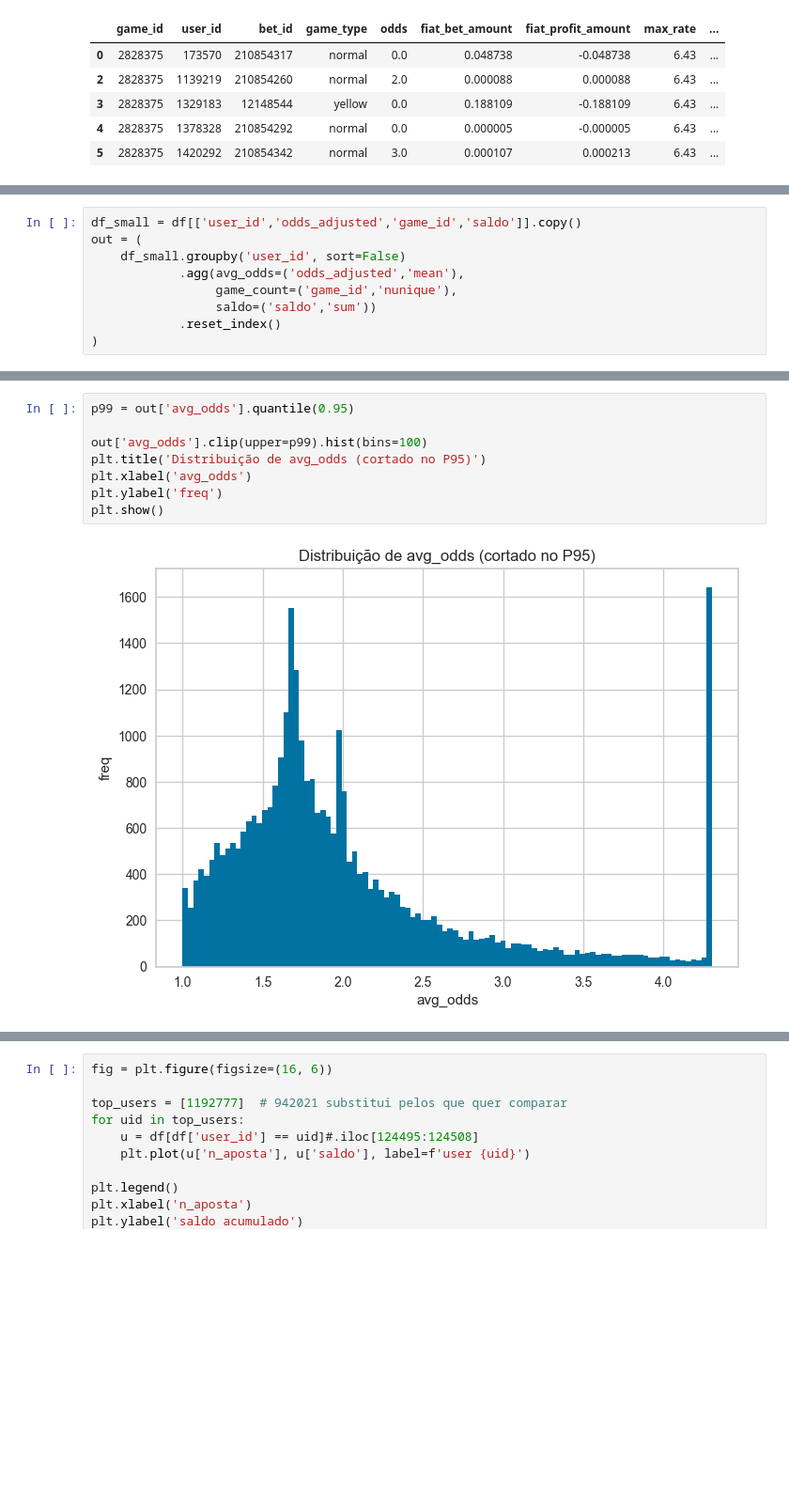
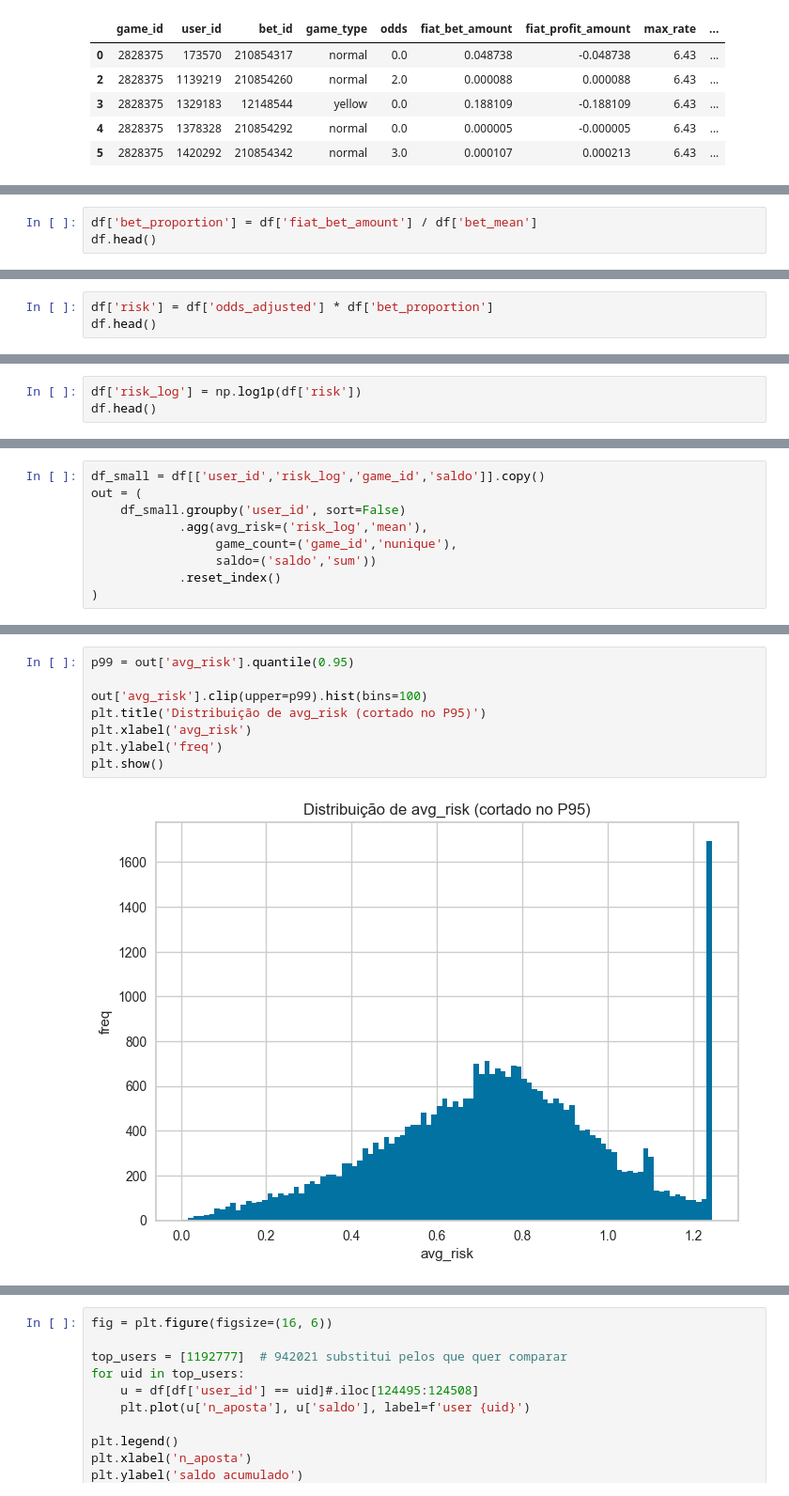
Before and after one commit to KndHvH/igaming-behavioral-deviation-detection, a Jupyter notebook: model/test.ipynb, the cells around one changed output, grey strips where cells are left out. Shown at 94% size. Drawn from its saved outputs; the diff is of its cells as text; blank space fills up the shorter version.

```diff
--- a/model/test.ipynb
+++ b/model/test.ipynb
@@ -148,0 +162,3 @@ df.head()
+# %%
+df['bet_proportion'] = df['fiat_bet_amount'] / df['bet_mean']
+df.head()
@@ -148,0 +172,3 @@ df.head()
+# %%
+df['risk'] = df['odds_adjusted'] * df['bet_proportion']
+df.head()
@@ -148,0 +182,3 @@ df.head()
+# %%
+df['risk_log'] = np.log1p(df['risk'])
+df.head()
@@ -149,8 +193,8 @@ df.head()
 # %%
-df_small = df[['user_id','odds_adjusted','game_id','saldo']].copy()
+df_small = df[['user_id','risk_log','game_id','saldo']].copy()
 out = (
     df_small.groupby('user_id', sort=False)
-            .agg(avg_odds=('odds_adjusted','mean'),
+            .agg(avg_risk=('risk_log','mean'),
                  game_count=('game_id','nunique'),
                  saldo=('saldo','sum'))
             .reset_index()
@@ -204,13 +397,13 @@ df[df['user_id'] == 901507]
 # %%
-p99 = out['avg_odds'].quantile(0.95)
+p99 = out['avg_risk'].quantile(0.95)
 
-out['avg_odds'].clip(upper=p99).hist(bins=100)
-plt.title('Distribuição de avg_odds (cortado no P95)')
-plt.xlabel('avg_odds')
+out['avg_risk'].clip(upper=p99).hist(bins=100)
+plt.title('Distribuição de avg_risk (cortado no P95)')
+plt.xlabel('avg_risk')
 plt.ylabel('freq')
 plt.show()
 # %% [output]
-[figure, old version]
+[figure, new version]
 # %%
 df[df['user_id'] == 1192777].iloc[124465:124510]
 # %% [output]
```
Also changed, not shown: parts of 37 cells of this notebook, 3 other files.
